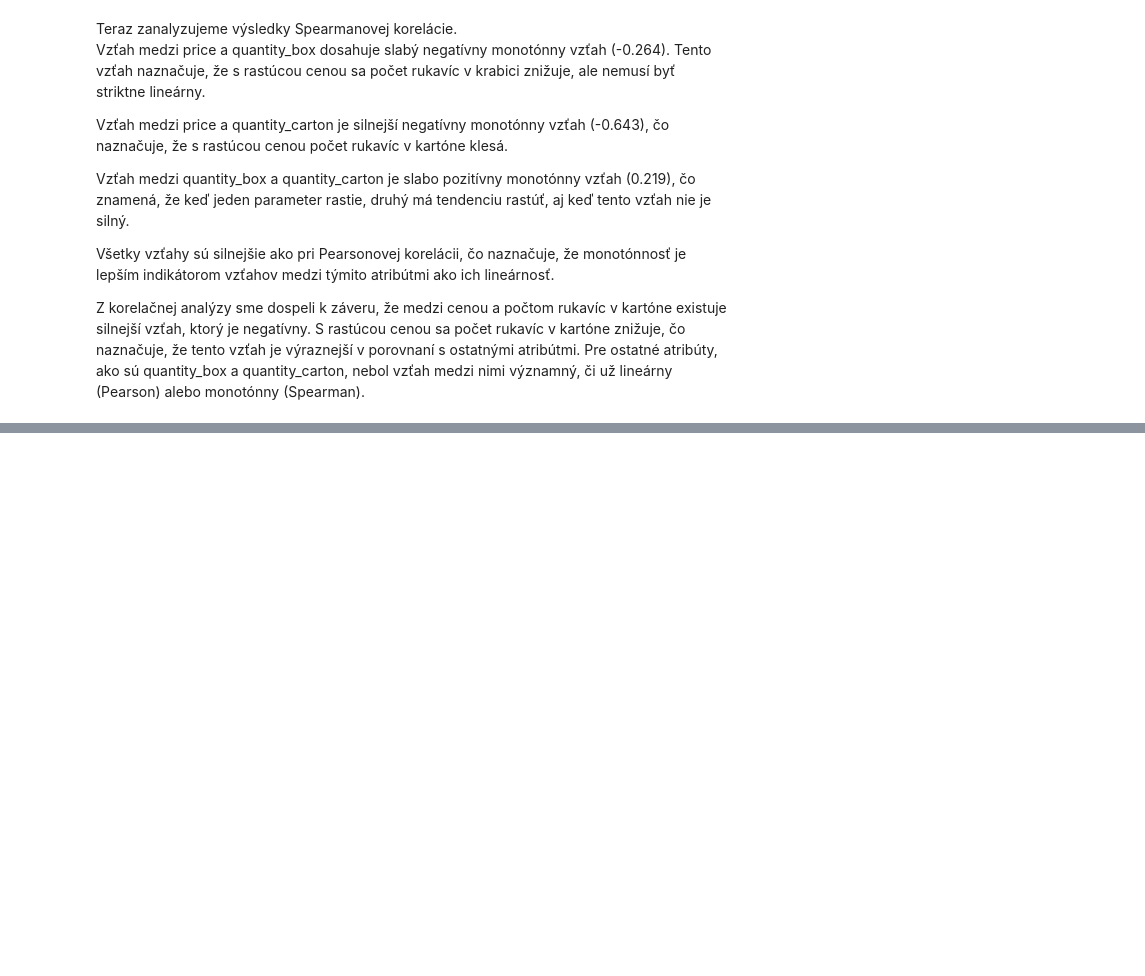
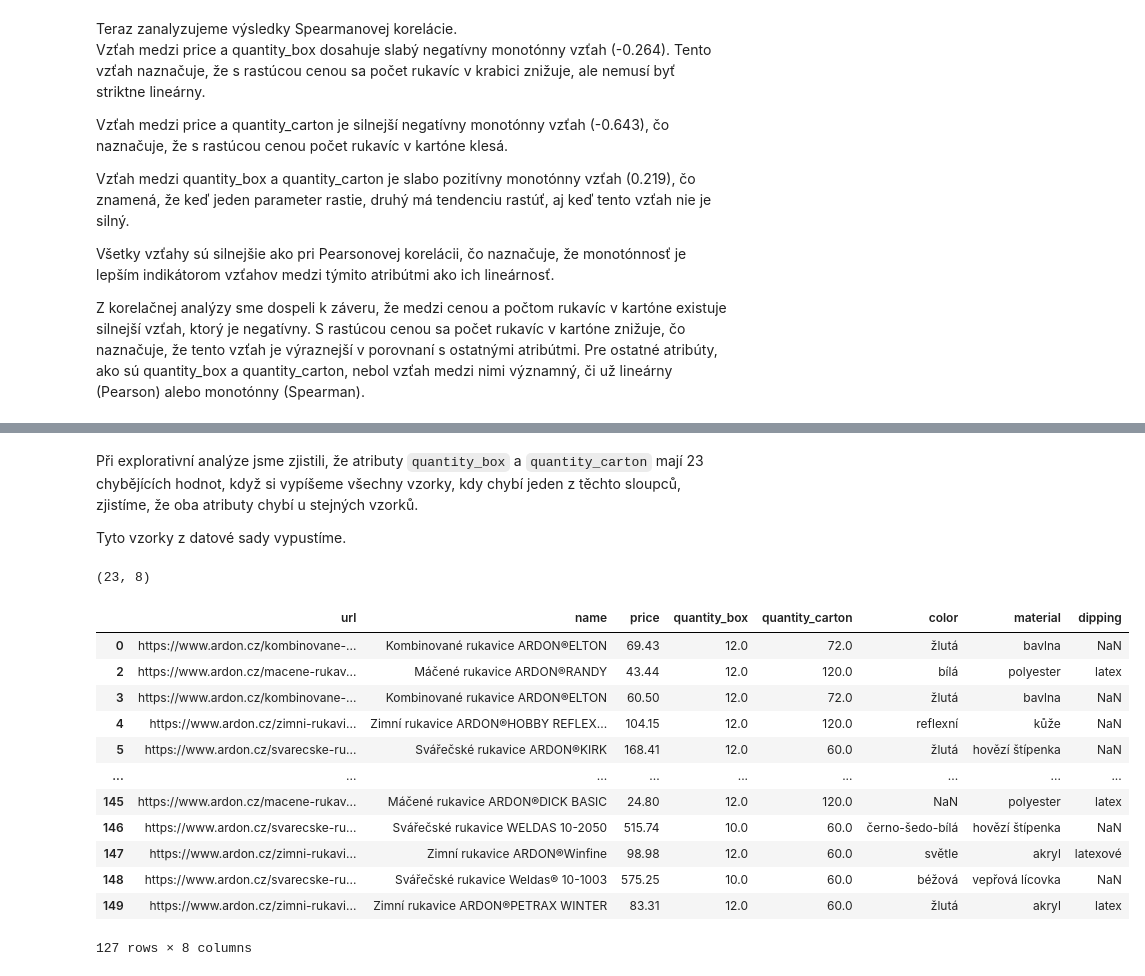
Before and after one commit to Adam-K2/upa-project, a Jupyter notebook: projekt_3/upa_3.ipynb, the cells around one changed output, grey strips where cells are left out. Saved outputs shown, nothing was run; the diff lists cells and outputs as text; code cells hidden in the pictures; blank space fills up the shorter version.

```diff
--- a/projekt_3/upa_3.ipynb
+++ b/projekt_3/upa_3.ipynb
@@ -425,2 +431,26 @@ Z korelačnej analýzy sme dospeli k záveru, že medzi cenou a počtom rukavíc
+# %% [markdown]
+Při explorativní analýze jsme zjistili, že atributy `quantity_box` a `quantity_carton` mají 23 chybějících hodnot, když si vypíšeme všechny vzorky,
+kdy chybí jeden z těchto sloupců, zjistíme, že oba atributy chybí u stejných vzorků.
+
+Tyto vzorky z datové sady vypustíme.
 # %%
-# TODO
+df[df['quantity_box'].isna() | df['quantity_carton'].isna()].shape
+# %% [output]
+(23, 8)
+# %%
+df = df.dropna(subset=['quantity_box', 'quantity_carton'])
+df
+# %% [output]
+|  | url | name | price | quantity_box | quantity_carton | color | material | dipping |
+| 0 | https://www.ardon.cz/kombinovane-... | Kombinované rukavice ARDON®ELTON | 69.43 | 12.0 | 72.0 | žlutá | bavlna | NaN |
+| 2 | https://www.ardon.cz/macene-rukav... | Máčené rukavice ARDON®RANDY | 43.44 | 12.0 | 120.0 | bílá | polyester | latex |
+| 3 | https://www.ardon.cz/kombinovane-... | Kombinované rukavice ARDON®ELTON | 60.50 | 12.0 | 72.0 | žlutá | bavlna | NaN |
+| 4 | https://www.ardon.cz/zimni-rukavi... | Zimní rukavice ARDON®HOBBY REFLEX... | 104.15 | 12.0 | 120.0 | reflexní | kůže | NaN |
+| 5 | https://www.ardon.cz/svarecske-ru... | Svářečské rukavice ARDON®KIRK | 168.41 | 12.0 | 60.0 | žlutá | hovězí štípenka | NaN |
+| ... | ... | ... | ... | ... | ... | ... | ... | ... |
+| 145 | https://www.ardon.cz/macene-rukav... | Máčené rukavice ARDON®DICK BASIC | 24.80 | 12.0 | 120.0 | NaN | polyester | latex |
+| 146 | https://www.ardon.cz/svarecske-ru... | Svářečské rukavice WELDAS 10-2050 | 515.74 | 10.0 | 60.0 | černo-šedo-bílá | hovězí štípenka | NaN |
+| 147 | https://www.ardon.cz/zimni-rukavi... | Zimní rukavice ARDON®Winfine | 98.98 | 12.0 | 60.0 | světle | akryl | latexové |
+| 148 | https://www.ardon.cz/svarecske-ru... | Svářečské rukavice Weldas® 10-1003 | 575.25 | 10.0 | 60.0 | béžová | vepřová lícovka | NaN |
+| 149 | https://www.ardon.cz/zimni-rukavi... | Zimní rukavice ARDON®PETRAX WINTER | 83.31 | 12.0 | 60.0 | žlutá | akryl | latex |
+127 rows × 8 columns
```
Also changed, not shown: parts of 17 cells of this notebook.
